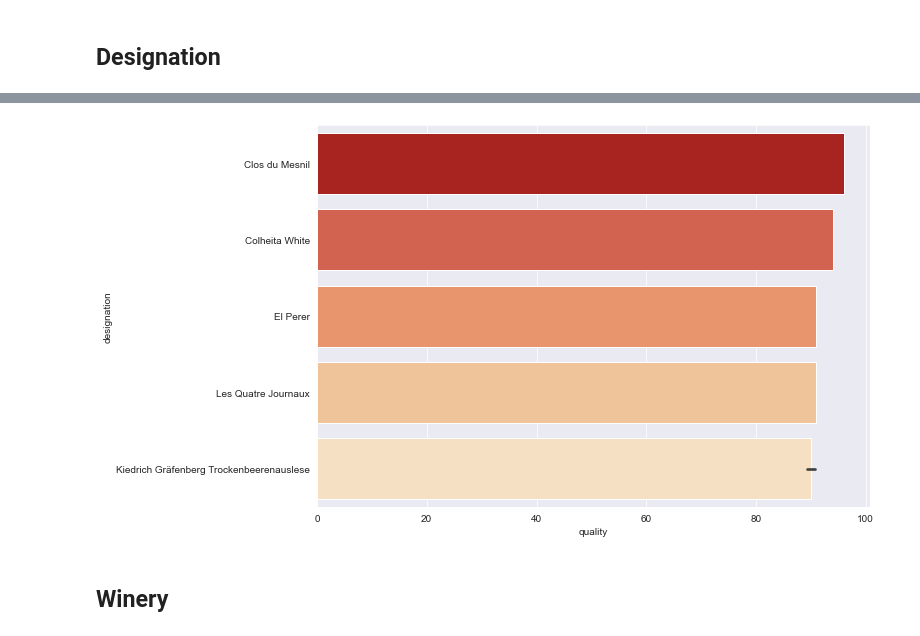
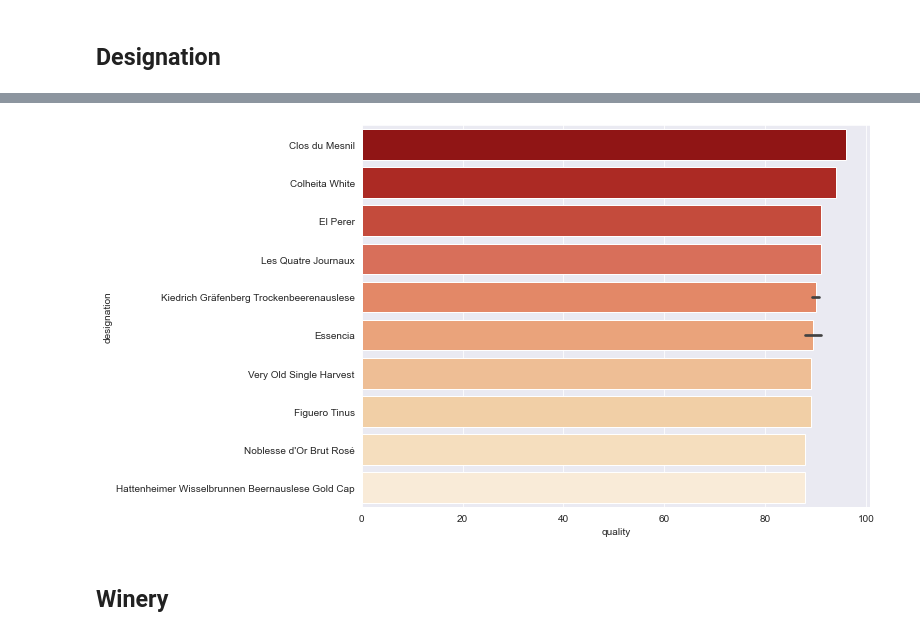
Before and after one commit to francescodisalvo05/wine-quality-prediction, a Jupyter notebook: EDA.ipynb, the cells around one changed output, grey strips where cells are left out. Drawn from its saved outputs; the diff is of its cells as text; code cells hidden in the pictures.

```diff
--- a/EDA.ipynb
+++ b/EDA.ipynb
@@ -190,12 +234,13 @@ plt.tight_layout()
 # %%
-top  = X_dev.groupby('designation').quality.median().sort_values(ascending=False).index[:5]
+top  = X_dev.groupby('designation').quality.median().sort_values(ascending=False).index[:10]
 top_df = X_dev[X_dev['designation'].isin(top)]
 
 fig, ax = plt.subplots(figsize=(11, 6))
 sns.barplot(ax=ax,x="quality", y="designation", order=top, data=top_df,palette="OrRd_r")
+
 plt.tight_layout()
 # %% [output]
-[figure, old version]
+[figure, new version]
 # %% [markdown]
 ## Winery
 # %%
```
Also changed, not shown: parts of 6 cells of this notebook, 1 other file.
